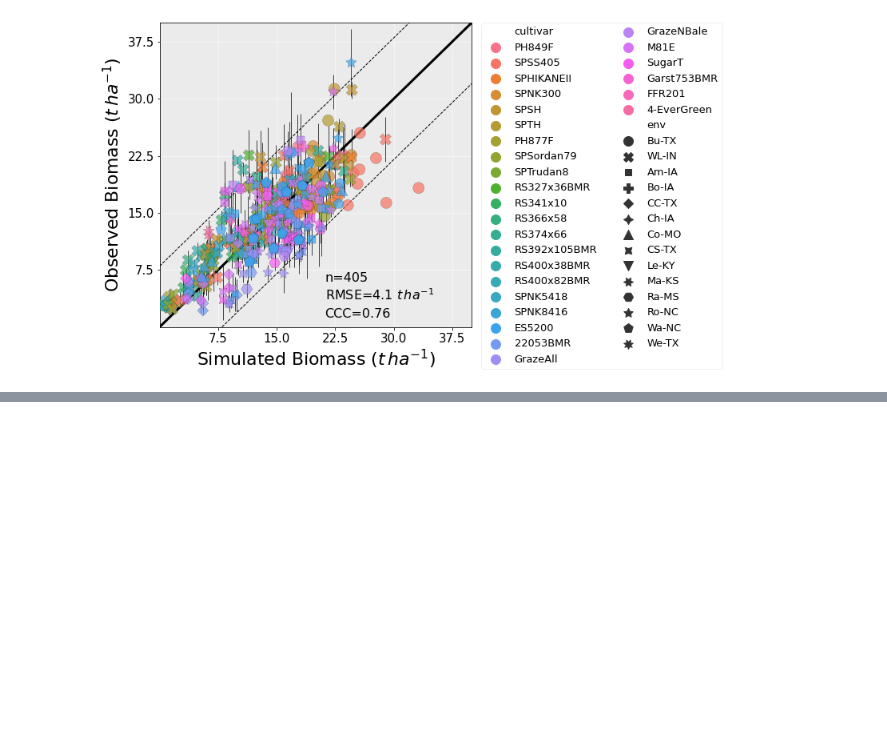
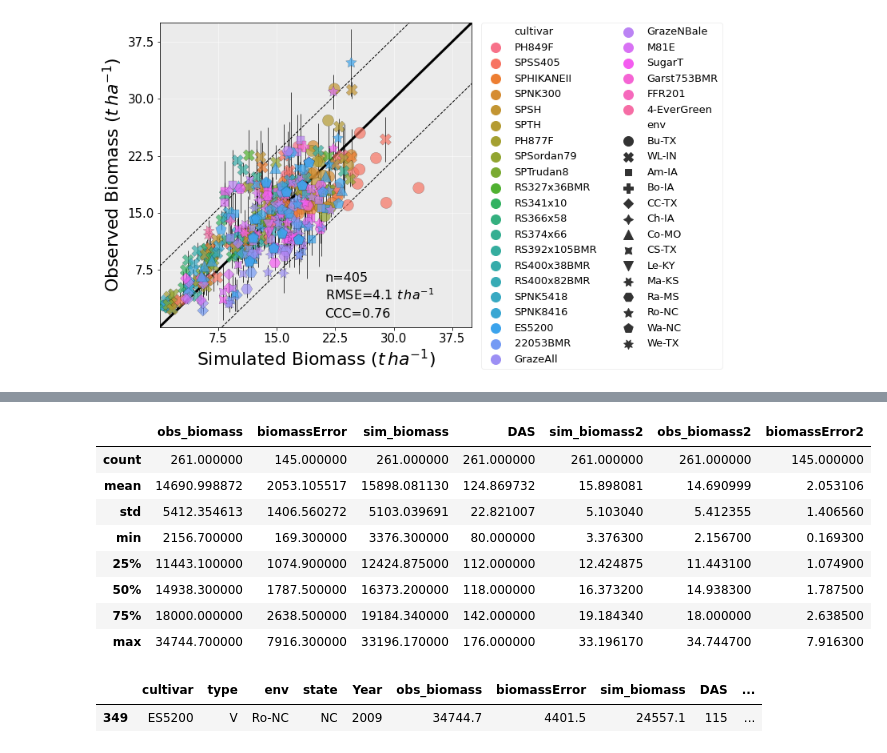
Before and after one commit to JJguri/APSIMClassicTools, a Jupyter notebook: SunGrantDataValidation.ipynb, the cells around one changed output, grey strips where cells are left out. Cells and saved outputs as stored; diff of their text form; code cells hidden in the pictures; blank space fills up the shorter version.

```diff
--- a/SunGrantDataValidation.ipynb
+++ b/SunGrantDataValidation.ipynb
@@ -500,0 +504,18 @@ df.loc[df['delta'] > 8000]
+# %%
+alldata = final[final['env'] != 'WL-IN']
+alldata.describe()
+# %% [output]
+|  | obs_biomass | biomassError | sim_biomass | DAS | sim_biomass2 | obs_biomass2 | biomassError2 |
+| count | 261.000000 | 145.000000 | 261.000000 | 261.000000 | 261.000000 | 261.000000 | 145.000000 |
+| mean | 14690.998872 | 2053.105517 | 15898.081130 | 124.869732 | 15.898081 | 14.690999 | 2.053106 |
+| std | 5412.354613 | 1406.560272 | 5103.039691 | 22.821007 | 5.103040 | 5.412355 | 1.406560 |
+| min | 2156.700000 | 169.300000 | 3376.300000 | 80.000000 | 3.376300 | 2.156700 | 0.169300 |
+| 25% | 11443.100000 | 1074.900000 | 12424.875000 | 112.000000 | 12.424875 | 11.443100 | 1.074900 |
+| 50% | 14938.300000 | 1787.500000 | 16373.200000 | 118.000000 | 16.373200 | 14.938300 | 1.787500 |
+| 75% | 18000.000000 | 2638.500000 | 19184.340000 | 142.000000 | 19.184340 | 18.000000 | 2.638500 |
+| max | 34744.700000 | 7916.300000 | 33196.170000 | 176.000000 | 33.196170 | 34.744700 | 7.916300 |
+# %%
+alldata[alldata['obs_biomass2'] > 34.744]
+# %% [output]
+|  | cultivar | type | env | state | Year | obs_biomass | biomassError | sim_biomass | DAS | ... |
+| 349 | ES5200 | V | Ro-NC | NC | 2009 | 34744.7 | 4401.5 | 24557.1 | 115 | ... |
```
Also changed, not shown: parts of 10 cells of this notebook, 1 other file.
